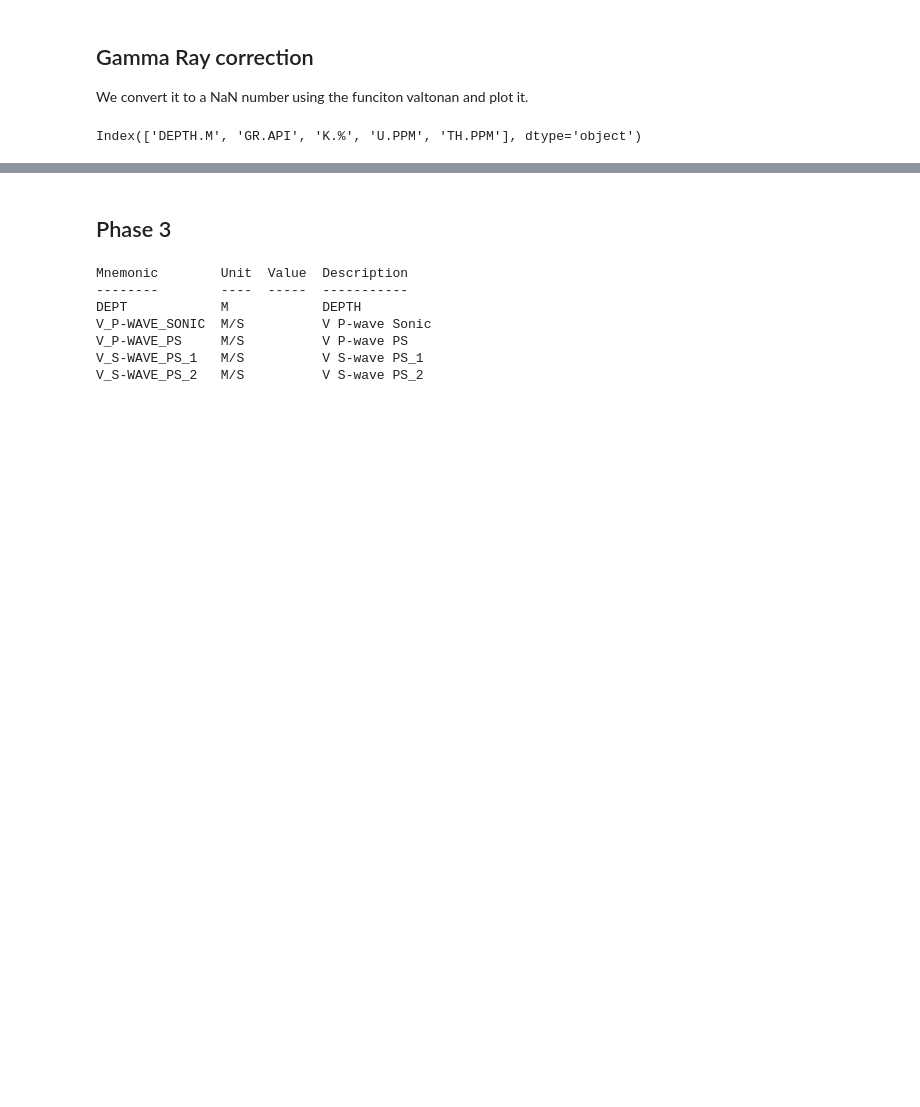
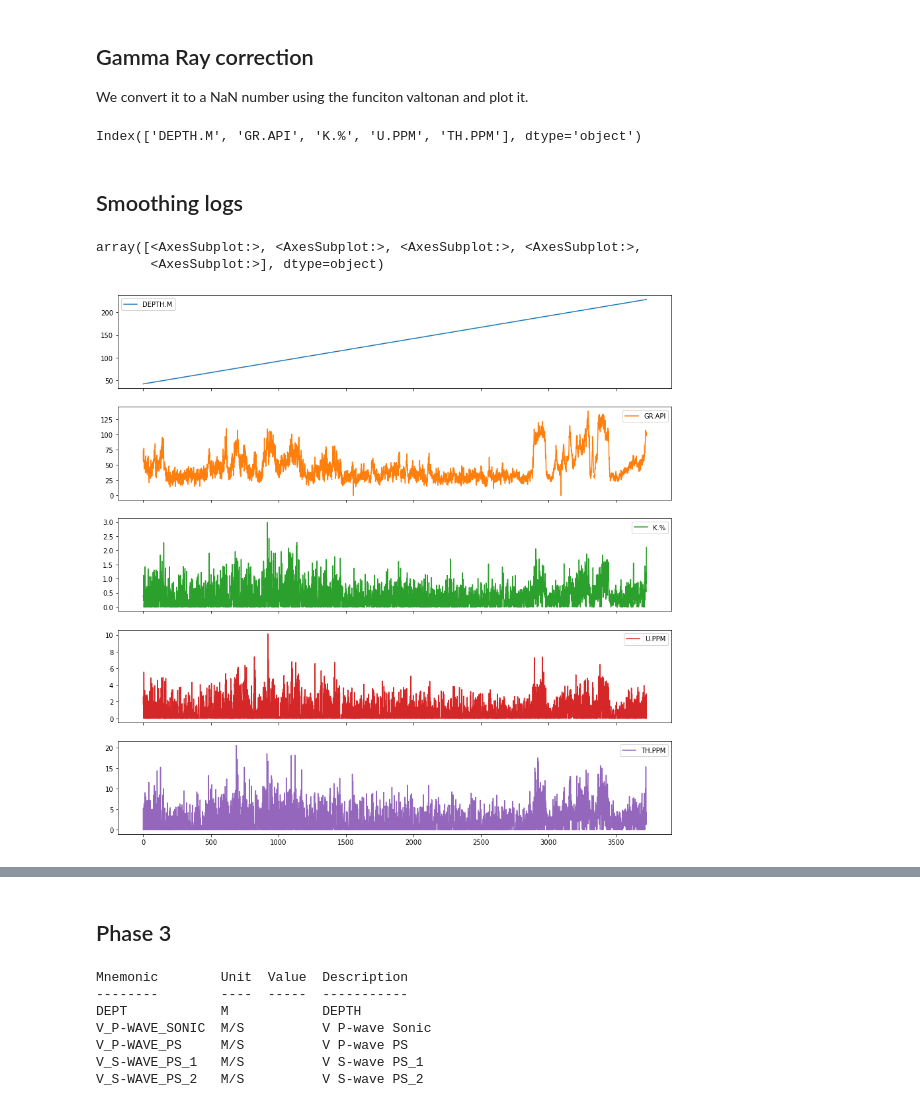
Before and after one commit to anailil/FAIR-well-logs, a Jupyter notebook: notebooks/1.0-lvm-data-exploration.ipynb, the cells around one changed output, grey strips where cells are left out. Cells and saved outputs as stored; diff of their text form; code cells hidden in the pictures; blank space fills up the shorter version.

```diff
--- a/notebooks/1.0-lvm-data-exploration.ipynb
+++ b/notebooks/1.0-lvm-data-exploration.ipynb
@@ -82,6 +90,17 @@ names=p2_kut.keys()
 names
 # %% [output]
 Index(['DEPTH.M', 'GR.API', 'K.%', 'U.PPM', 'TH.PPM'], dtype='object')
+# %% [markdown]
+## Smoothing logs
+# %%
+k = smooth(p2_kut['K.%'].values, window_len=5)
+u = smooth(p2_kut['U.PPM'].values, window_len=10)
+t = smooth(p2_kut['TH.PPM'].values, window_len=10)
+p2_kut.plot(subplots=True, figsize=(15, 15))
+# %% [output]
+array([<AxesSubplot:>, <AxesSubplot:>, <AxesSubplot:>, <AxesSubplot:>,
+       <AxesSubplot:>], dtype=object)
+[figure, added]
 # %%
 f0, ax1 = plt.subplots(figsize=(16,16))
 #curve_names = ['Gamma', 'Deep Res', 'Density', 'Neutron']
```
Also changed, not shown: parts of 8 cells of this notebook.
